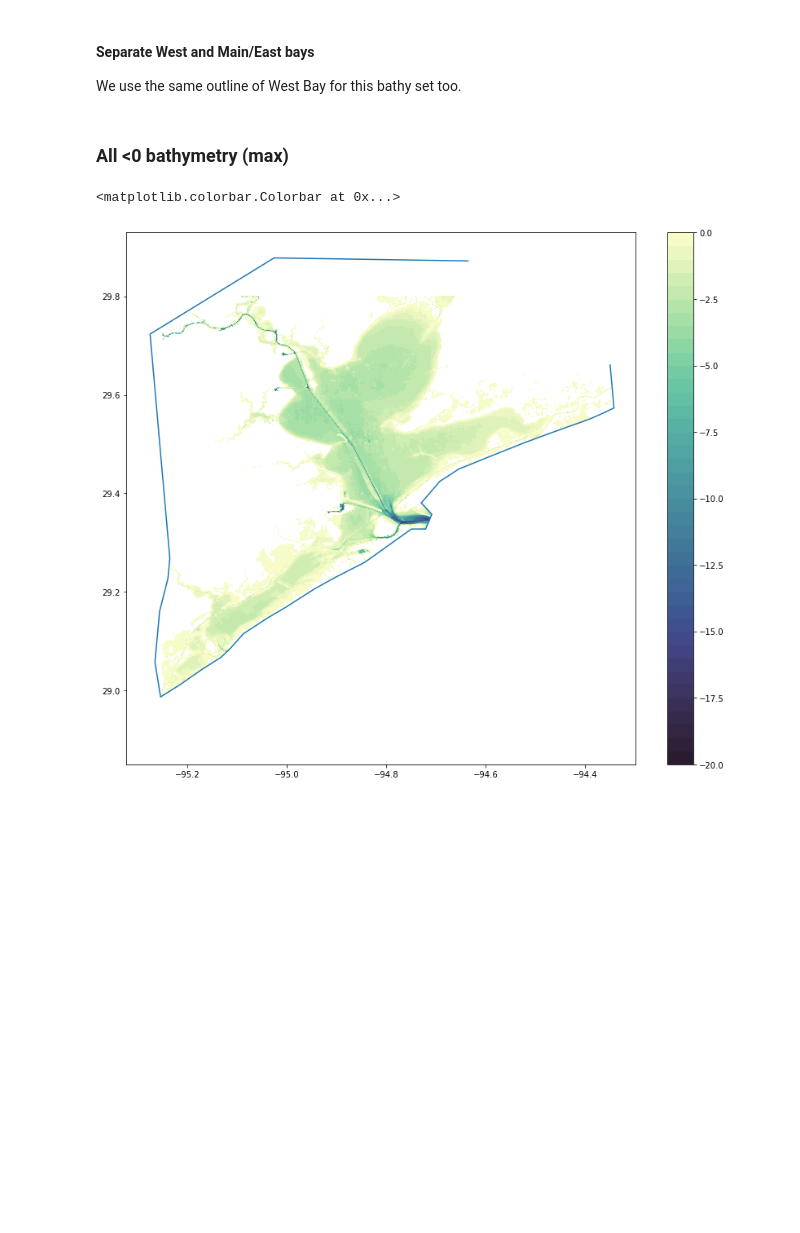
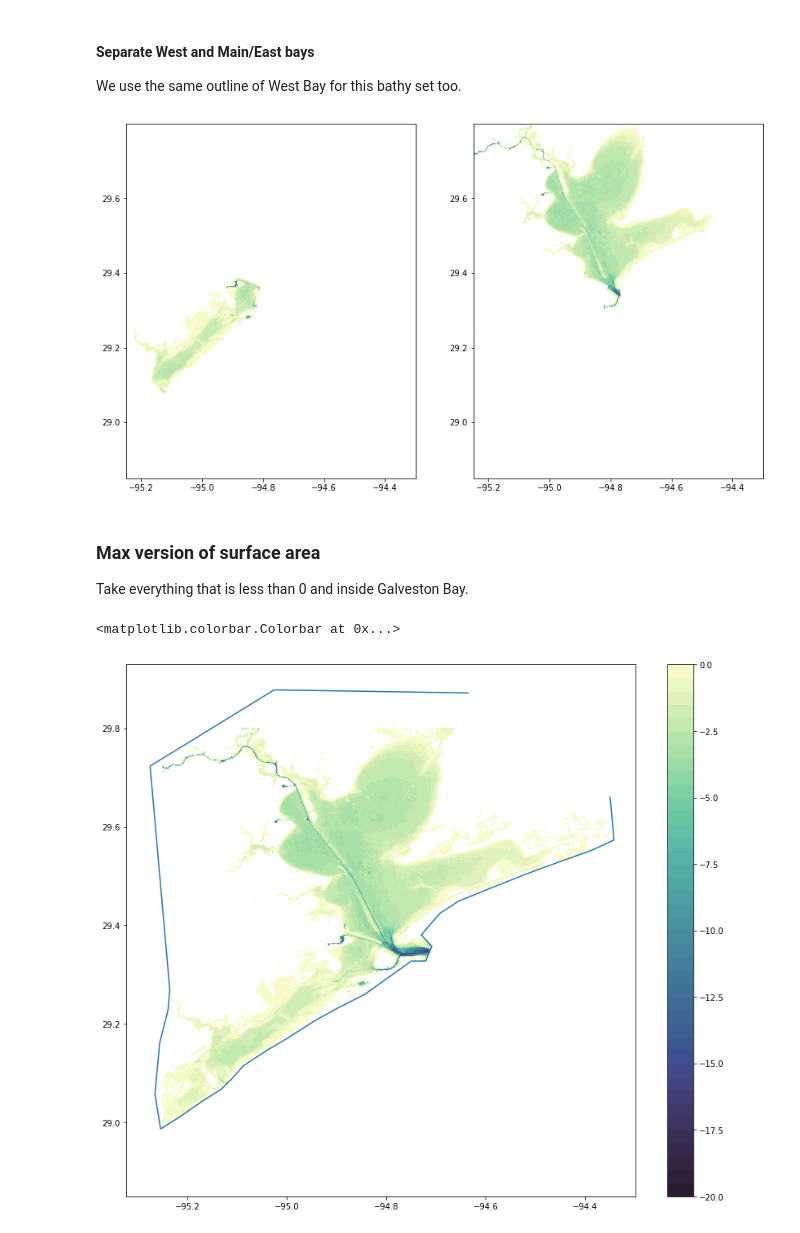
Before and after one commit to kthyng/harvey_inflow, a Jupyter notebook: notebooks/0_process_bathymetry.ipynb, the cells around one changed output. Cells and saved outputs as stored; diff of their text form; code cells hidden in the pictures; blank space fills up the shorter version.

```diff
--- a/notebooks/0_process_bathymetry.ipynb
+++ b/notebooks/0_process_bathymetry.ipynb
@@ -178,28 +180,32 @@ mappable = axes[1].contourf(lon, lat, bathymain_best, 40, cmap=cmo.deep_r);
 
 We use the same outline of West Bay for this bathy set too.
 # %%
-# fname = baseb + 'bathy_westbay_outline.npz'
+fname = baseb + 'bathy_westbay_outline.npz'
 
-# ptswest = np.load(fname)['pts']  # in lon/lat
+ptswest = np.load(fname)['pts']  # in lon/lat
 # %%
-# # remove extraneous points outside west bay path to get separate
-# bathywest2 = bathy2.copy()  # west bay bathy
-# bathymain2 = bathy2.copy()  # rest of bay bathy
+# remove extraneous points outside west bay path to get separate
+bathywest2 = bathy2.copy()  # west bay bathy
+bathymain2 = bathy2.copy()  # rest of bay bathy
 
-# # convert ptsout from lon/lat to aea
-# ptswestaea = aea.transform_points(pc, ptswest[:,0], ptswest[:,1])
+# convert ptsout from lon/lat to aea
+ptswestaea = aea.transform_points(pc, ptswest[:,0], ptswest[:,1])
 
-# pathwest = Path(ptswestaea[:,:2])
-# inds = ~pathwest.contains_points(np.vstack((xp.flatten(), yp.flatten())).T).reshape(xp.shape)
-# bathywest2[inds] = np.nan
-# inds = pathwest.contains_points(np.vstack((xp.flatten(), yp.flatten())).T).reshape(xp.shape)
-# bathymain2[inds] = np.nan
+pathwest = Path(ptswestaea[:,:2])
+inds = ~pathwest.contains_points(np.vstack((xp.flatten(), yp.flatten())).T).reshape(xp.shape)
+bathywest2[inds] = np.nan
+inds = pathwest.contains_points(np.vstack((xp.flatten(), yp.flatten())).T).reshape(xp.shape)
+bathymain2[inds] = np.nan
 # %%
-# fig, axes = plt.subplots(1, 2, figsize=(14,8))
-# axes[0].contourf(lon, lat, bathywest2, 40, cmap=cmo.deep_r);
-# mappable = axes[1].contourf(lon, lat, bathymain2, 40, cmap=cmo.deep_r);
+fig, axes = plt.subplots(1, 2, figsize=(14,8))
+axes[0].contourf(lon, lat, bathywest2, 40, cmap=cmo.deep_r);
+mappable = axes[1].contourf(lon, lat, bathymain2, 40, cmap=cmo.deep_r);
+# %% [output]
+[figure, added]
-# %% [markdown]
-### All <0 bathymetry (max)
+# %% [markdown]
+### Max version of surface area
+
+Take everything that is less than 0 and inside Galveston Bay.
 # %%
 # outline bay
 fname = baseb + 'bathy_bay_outline_max_version.npz'
```
Also changed, not shown: parts of 19 cells of this notebook.
